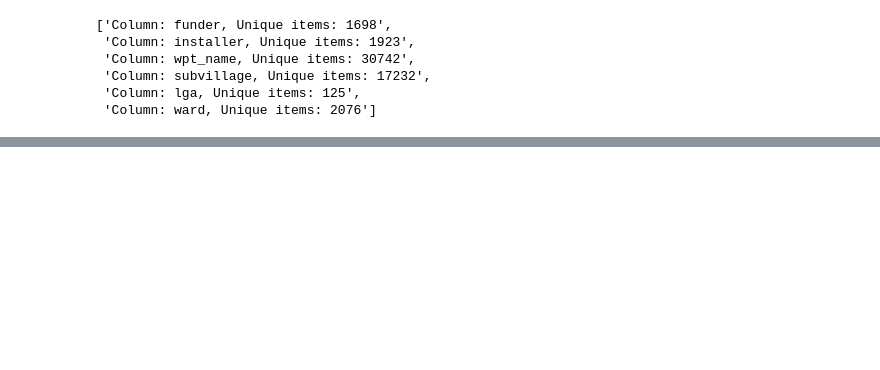
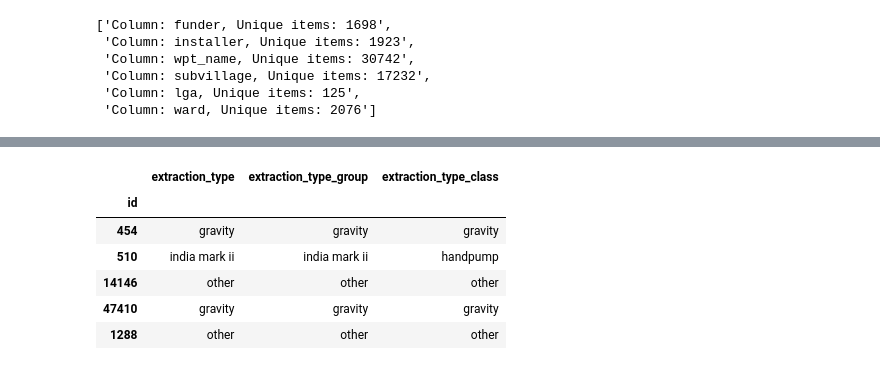
Before and after one commit to zdravoj/water-pump-classifier, a Jupyter notebook: Tanzania_Water_Pump_Analysis.ipynb, the cells around one changed output, grey strips where cells are left out. Cells and saved outputs as stored; diff of their text form; code cells hidden in the pictures; blank space fills up the shorter version.

Commit message:
removed HCCCs and duplicate columns, added data wrangle function

```diff
--- a/Tanzania_Water_Pump_Analysis.ipynb
+++ b/Tanzania_Water_Pump_Analysis.ipynb
@@ -488,0 +528,6 @@ Categorical columns with a high number of values can be more detrimental than va
+# %%
+# drop HCCCs from dataframe
+hccc_list = ['funder', 'installer', 'wpt_name', 'subvillage', 'ward']
+print(f"Columns before removal: {df.shape[1]}")
+df.drop(columns=hccc_list, inplace=True)
+print(f"Columns after removal: {df.shape[1]}")
@@ -488,0 +563,12 @@ Categorical columns with a high number of values can be more detrimental than va
+# %%
+# first 5 values of possible extraction type duplicates
+extract_dups = ['extraction_type', 'extraction_type_group', 'extraction_type_class']
+df[extract_dups].head()
+# %% [output]
+|  | extraction_type | extraction_type_group | extraction_type_class |
+| id |  |  |  |
+| 454 | gravity | gravity | gravity |
+| 510 | india mark ii | india mark ii | handpump |
+| 14146 | other | other | other |
+| 47410 | gravity | gravity | gravity |
+| 1288 | other | other | other |
```
Also changed, not shown: parts of 55 cells of this notebook.
